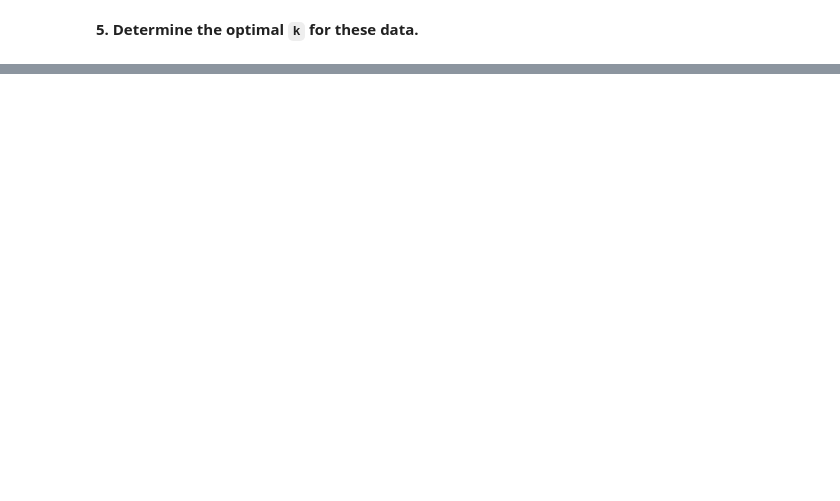
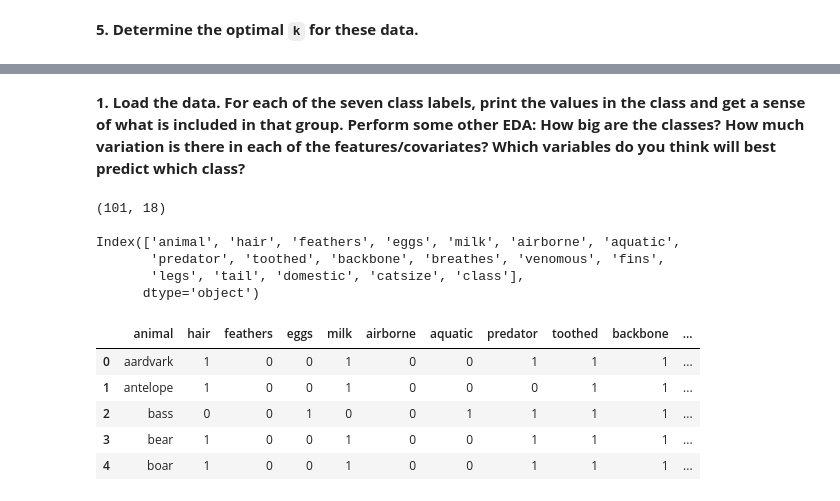
Before and after one commit to kweuj7fh/DS3001-K-Nearest_Neighbor, a Jupyter notebook: Assignment: K-nearest Neighbor.ipynb, the cells around one changed output, grey strips where cells are left out. Cells and saved outputs as stored; diff of their text form; code cells hidden in the pictures; blank space fills up the shorter version.

```diff
--- a/Assignment: K-nearest Neighbor.ipynb
+++ b/Assignment: K-nearest Neighbor.ipynb
@@ -66,0 +230,2 @@ The variables that go into the model are one more dimension to think about: We c
+# %% [markdown]
+**1. Load the data. For each of the seven class labels, print the values in the class and get a sense of what is included in that group. Perform some other EDA: How big are the classes? How much variation is there in each of the features/covariates? Which variables do you think will best predict which class?**
@@ -66,0 +242,21 @@ The variables that go into the model are one more dimension to think about: We c
+# %%
+# Load the `./data/animals.csv` - called zoo.csv in my folder
+
+url = 'https://raw.githubusercontent.com/kweuj7fh/DS3001-K-Nearest_Neighbor/refs/heads/main/data/zoo.csv' # url of data
+animals = pd.read_csv(url, low_memory=False) # read csv from url
+print(animals.shape, '\n') # find number of rows and cols
+print(animals.columns)
+animals.head() # display first few rows of dataframe
+# %% [output]
+(101, 18)
+
+Index(['animal', 'hair', 'feathers', 'eggs', 'milk', 'airborne', 'aquatic',
+       'predator', 'toothed', 'backbone', 'breathes', 'venomous', 'fins',
+       'legs', 'tail', 'domestic', 'catsize', 'class'],
+      dtype='object')
+|  | animal | hair | feathers | eggs | milk | airborne | aquatic | predator | toothed | backbone | ... |
+| 0 | aardvark | 1 | 0 | 0 | 1 | 0 | 0 | 1 | 1 | 1 | ... |
+| 1 | antelope | 1 | 0 | 0 | 1 | 0 | 0 | 0 | 1 | 1 | ... |
+| 2 | bass | 0 | 0 | 1 | 0 | 0 | 1 | 1 | 1 | 1 | ... |
+| 3 | bear | 1 | 0 | 0 | 1 | 0 | 0 | 1 | 1 | 1 | ... |
+| 4 | boar | 1 | 0 | 0 | 1 | 0 | 0 | 1 | 1 | 1 | ... |
```
Also changed, not shown: parts of 28 cells of this notebook.
